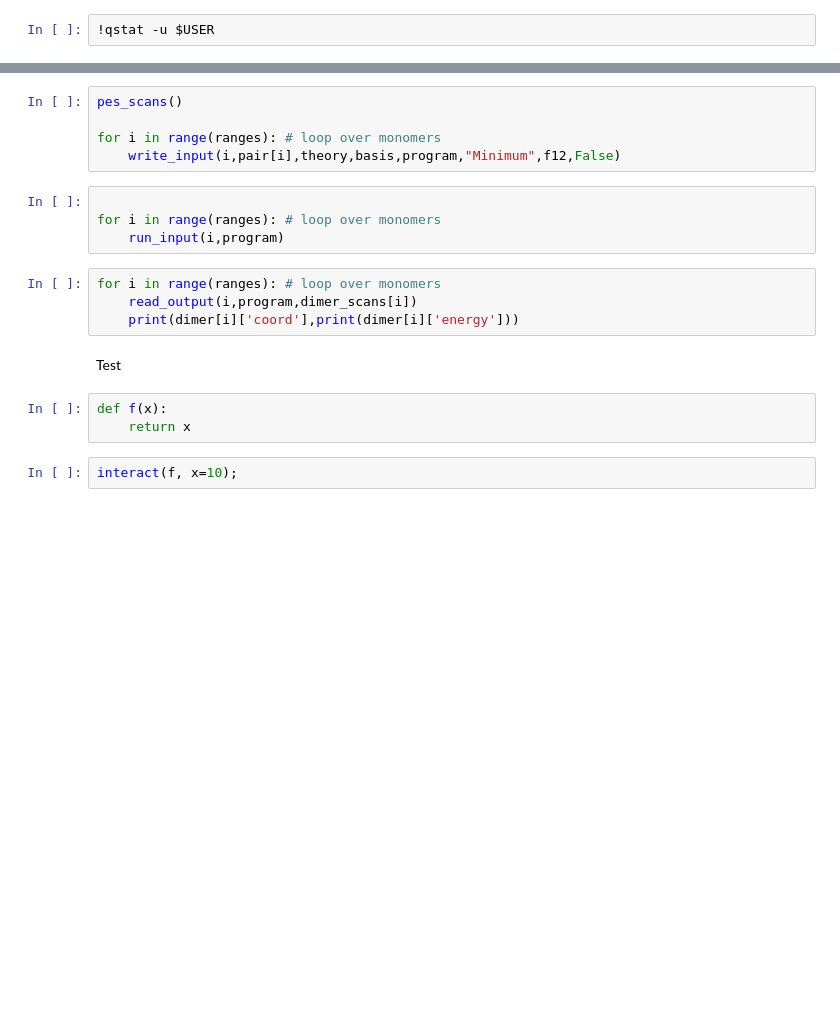
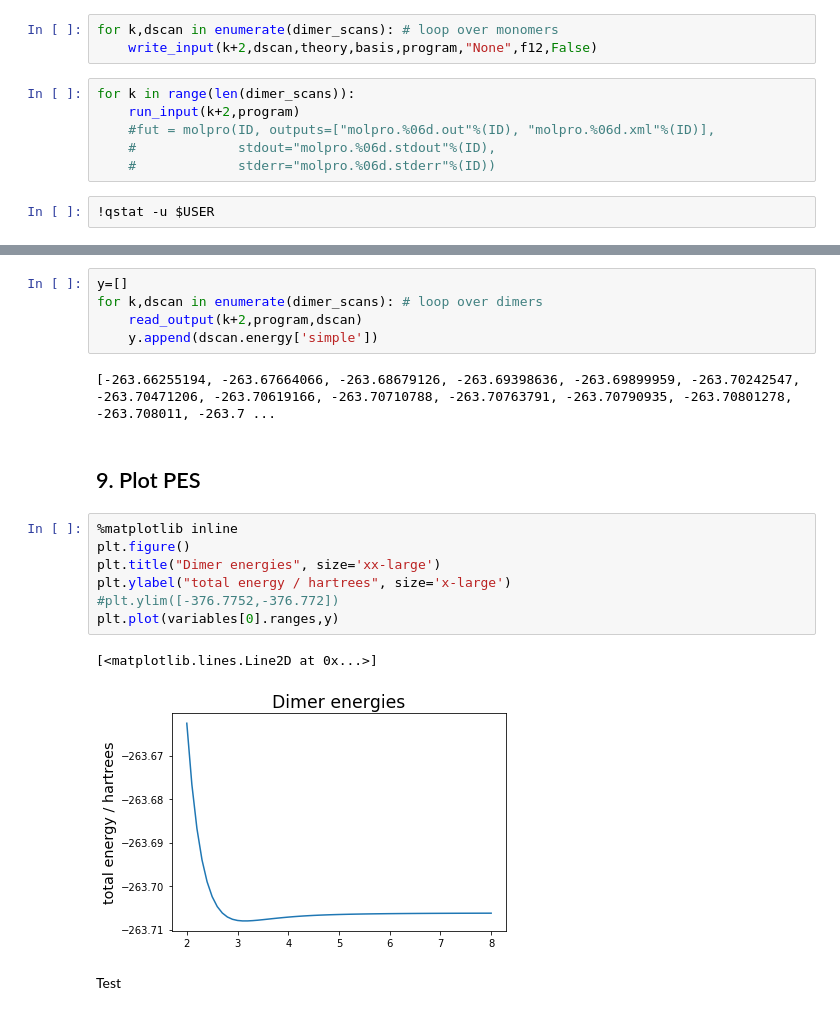
Before and after one commit to sodelab/pair, a Jupyter notebook: tools/notebook/pes-2b.ipynb, the cells around one changed output, grey strips where cells are left out. Cells and saved outputs as stored; diff of their text form; blank space fills up the shorter version.

```diff
--- a/tools/notebook/pes-2b.ipynb
+++ b/tools/notebook/pes-2b.ipynb
@@ -231,2 +935,11 @@ Caught exception : Command 'squeue --job 46289462' timed out after 10 seconds
+# %%
+for k,dscan in enumerate(dimer_scans): # loop over monomers
+    write_input(k+2,dscan,theory,basis,program,"None",f12,False)
+# %%
+for k in range(len(dimer_scans)):
+    run_input(k+2,program)
+    #fut = molpro(ID, outputs=["molpro.%06d.out"%(ID), "molpro.%06d.xml"%(ID)],
+    #             stdout="molpro.%06d.stdout"%(ID),
+    #             stderr="molpro.%06d.stderr"%(ID))
 # %%
 !qstat -u $USER
@@ -567,20 +946,21 @@ def pes_scan(dim,ranges):
-# %%
-pes_scans()
-
-for i in range(ranges): # loop over monomers
-    write_input(i,pair[i],theory,basis,program,"Minimum",f12,False)
-# %%
-
-for i in range(ranges): # loop over monomers
-    run_input(i,program)
-# %%
-for i in range(ranges): # loop over monomers
-    read_output(i,program,dimer_scans[i])
-    print(dimer[i]['coord'],print(dimer[i]['energy']))
+# %%
+y=[]
+for k,dscan in enumerate(dimer_scans): # loop over dimers
+    read_output(k+2,program,dscan)
+    y.append(dscan.energy['simple'])
+# %% [output]
+[-263.66255194, -263.67664066, -263.68679126, -263.69398636, -263.69899959, -263.70242547, -263.70471206, -263.70619166, -263.70710788, -263.70763791, -263.70790935, -263.70801278, -263.708011, -263.7 ...
+# %% [markdown]
+## 9. Plot PES
+# %%
+%matplotlib inline
+plt.figure()
+plt.title("Dimer energies", size='xx-large')
+plt.ylabel("total energy / hartrees", size='x-large')
+#plt.ylim([-376.7752,-376.772])
+plt.plot(variables[0].ranges,y)
+# %% [output]
+[<matplotlib.lines.Line2D at 0x...>]
+[figure, added]
 # %% [markdown]
 Test
-# %%
-def f(x):
-    return x
-# %%
-interact(f, x=10);
```
Also changed, not shown: parts of 94 cells of this notebook, 3 other files.
